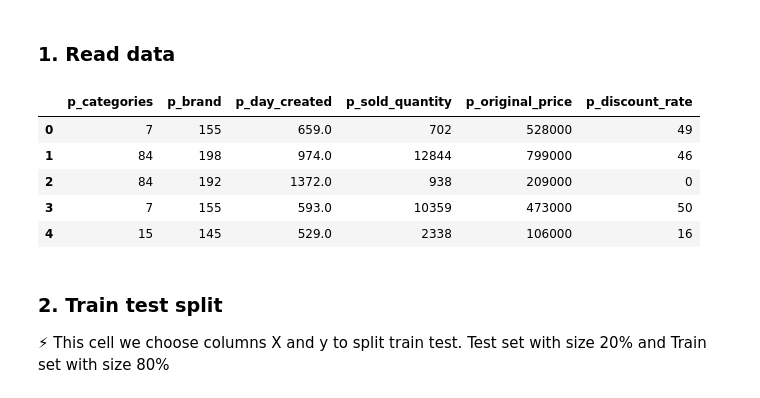
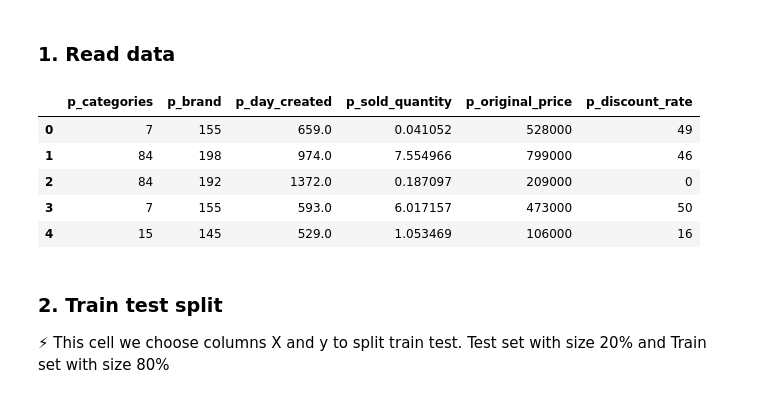
Before and after one commit to TienDat57/IntroductionToDataScience, a Jupyter notebook: src/models/PolynomialRegression.ipynb, the cells around one changed output. Drawn from its saved outputs; the diff is of its cells as text; code cells hidden in the pictures.

```diff
--- a/src/models/PolynomialRegression.ipynb
+++ b/src/models/PolynomialRegression.ipynb
@@ -15,15 +15,15 @@ warnings.filterwarnings('ignore')
 # %% [markdown]
 ### **1. Read data**
 # %%
-df = pd.read_csv('../../data/processed/canomical_data.csv')
+df = pd.read_csv('../../data/processed/canonical_data.csv')
 df.head()
 # %% [output]
 |  | p_categories | p_brand | p_day_created | p_sold_quantity | p_original_price | p_discount_rate |
-| 0 | 7 | 155 | 659.0 | 702 | 528000 | 49 |
-| 1 | 84 | 198 | 974.0 | 12844 | 799000 | 46 |
-| 2 | 84 | 192 | 1372.0 | 938 | 209000 | 0 |
-| 3 | 7 | 155 | 593.0 | 10359 | 473000 | 50 |
-| 4 | 15 | 145 | 529.0 | 2338 | 106000 | 16 |
+| 0 | 7 | 155 | 659.0 | 0.041052 | 528000 | 49 |
+| 1 | 84 | 198 | 974.0 | 7.554966 | 799000 | 46 |
+| 2 | 84 | 192 | 1372.0 | 0.187097 | 209000 | 0 |
+| 3 | 7 | 155 | 593.0 | 6.017157 | 473000 | 50 |
+| 4 | 15 | 145 | 529.0 | 1.053469 | 106000 | 16 |
 # %% [markdown]
 ### **2. Train test split**
 &#9889; This cell we choose columns X and y to split train test. Test set with size 20% and Train set with size 80%
```
Also changed, not shown: parts of 8 cells of this notebook, 9 other files.
